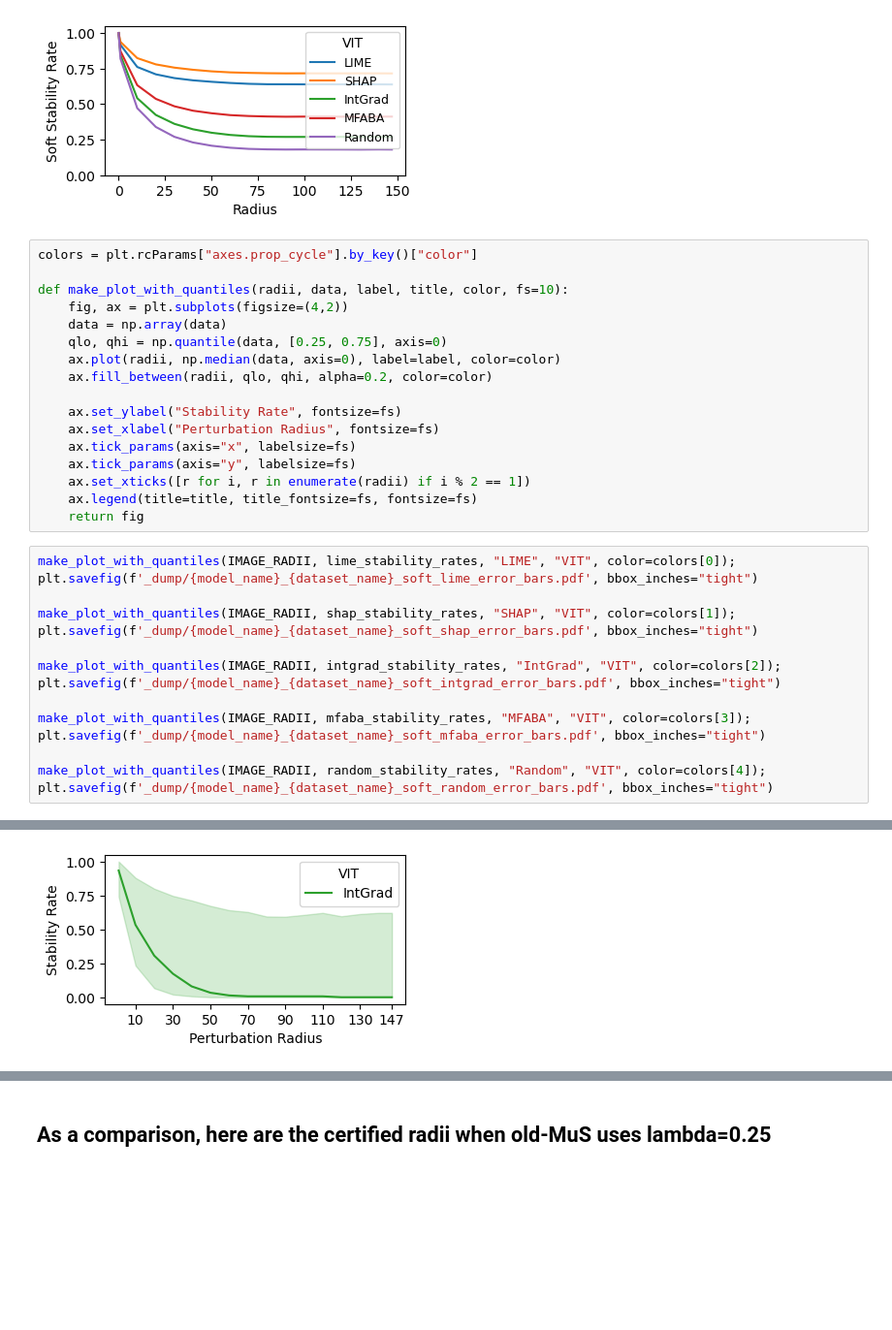
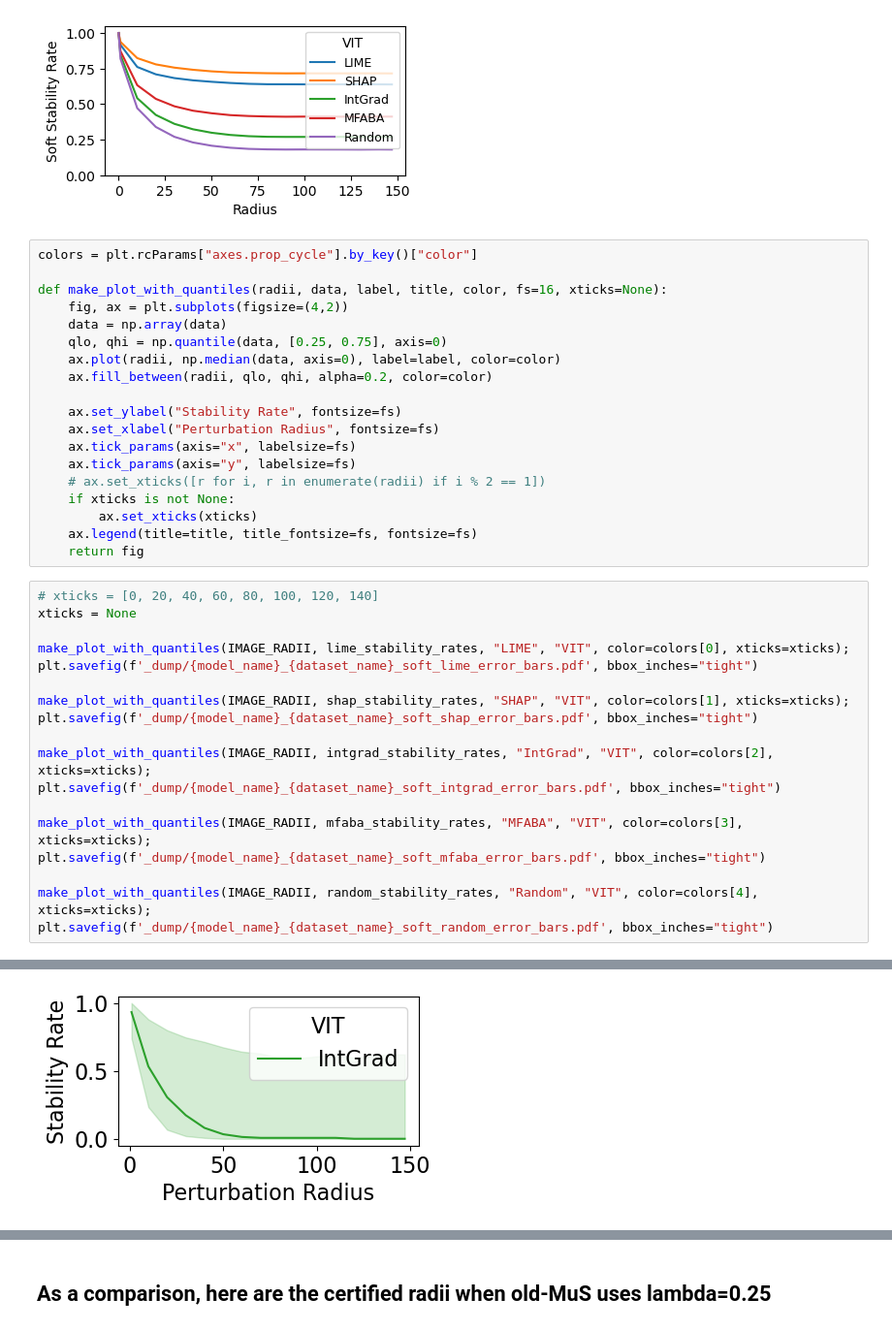
Before and after one commit to helenjin/soft_stability, a Jupyter notebook: notebooks/stability_plots_vit_imagenet_2_per_class.ipynb, the cells around one changed output, grey strips where cells are left out. Shown at 97% size. Drawn from its saved outputs; the diff is of its cells as text; blank space fills up the shorter version.

Commit message:
some updated error bar soft stability figures

```diff
--- a/notebooks/stability_plots_vit_imagenet_2_per_class.ipynb
+++ b/notebooks/stability_plots_vit_imagenet_2_per_class.ipynb
@@ -86,7 +86,7 @@ plt.show()
 # %%
 colors = plt.rcParams["axes.prop_cycle"].by_key()["color"]
 
-def make_plot_with_quantiles(radii, data, label, title, color, fs=10):
+def make_plot_with_quantiles(radii, data, label, title, color, fs=16, xticks=None):
     fig, ax = plt.subplots(figsize=(4,2))
     data = np.array(data)
     qlo, qhi = np.quantile(data, [0.25, 0.75], axis=0)
@@ -97,22 +97,27 @@ def make_plot_with_quantiles(radii, data, label, title, color, fs=10):
     ax.set_xlabel("Perturbation Radius", fontsize=fs)
     ax.tick_params(axis="x", labelsize=fs)
     ax.tick_params(axis="y", labelsize=fs)
-    ax.set_xticks([r for i, r in enumerate(radii) if i % 2 == 1])
+    # ax.set_xticks([r for i, r in enumerate(radii) if i % 2 == 1])
+    if xticks is not None:
+        ax.set_xticks(xticks)
     ax.legend(title=title, title_fontsize=fs, fontsize=fs)
     return fig
 # %%
-make_plot_with_quantiles(IMAGE_RADII, lime_stability_rates, "LIME", "VIT", color=colors[0]);
+# xticks = [0, 20, 40, 60, 80, 100, 120, 140]
+xticks = None
+
+make_plot_with_quantiles(IMAGE_RADII, lime_stability_rates, "LIME", "VIT", color=colors[0], xticks=xticks);
 plt.savefig(f'_dump/{model_name}_{dataset_name}_soft_lime_error_bars.pdf', bbox_inches="tight")
 
-make_plot_with_quantiles(IMAGE_RADII, shap_stability_rates, "SHAP", "VIT", color=colors[1]);
+make_plot_with_quantiles(IMAGE_RADII, shap_stability_rates, "SHAP", "VIT", color=colors[1], xticks=xticks);
 plt.savefig(f'_dump/{model_name}_{dataset_name}_soft_shap_error_bars.pdf', bbox_inches="tight")
 
-make_plot_with_quantiles(IMAGE_RADII, intgrad_stability_rates, "IntGrad", "VIT", color=colors[2]);
+make_plot_with_quantiles(IMAGE_RADII, intgrad_stability_rates, "IntGrad", "VIT", color=colors[2], xticks=xticks);
 plt.savefig(f'_dump/{model_name}_{dataset_name}_soft_intgrad_error_bars.pdf', bbox_inches="tight")
 
-make_plot_with_quantiles(IMAGE_RADII, mfaba_stability_rates, "MFABA", "VIT", color=colors[3]);
+make_plot_with_quantiles(IMAGE_RADII, mfaba_stability_rates, "MFABA", "VIT", color=colors[3], xticks=xticks);
 plt.savefig(f'_dump/{model_name}_{dataset_name}_soft_mfaba_error_bars.pdf', bbox_inches="tight")
 
-make_plot_with_quantiles(IMAGE_RADII, random_stability_rates, "Random", "VIT", color=colors[4]);
+make_plot_with_quantiles(IMAGE_RADII, random_stability_rates, "Random", "VIT", color=colors[4], xticks=xticks);
 plt.savefig(f'_dump/{model_name}_{dataset_name}_soft_random_error_bars.pdf', bbox_inches="tight")
 # %% [output]
@@ -121 +126 @@ plt.savefig(f'_dump/{model_name}_{dataset_name}_soft_random_error_bars.pdf', bbo
-[figure, old version]
+[figure, new version]
```
Also changed, not shown: parts of 1 cell of this notebook, 23 other files.
